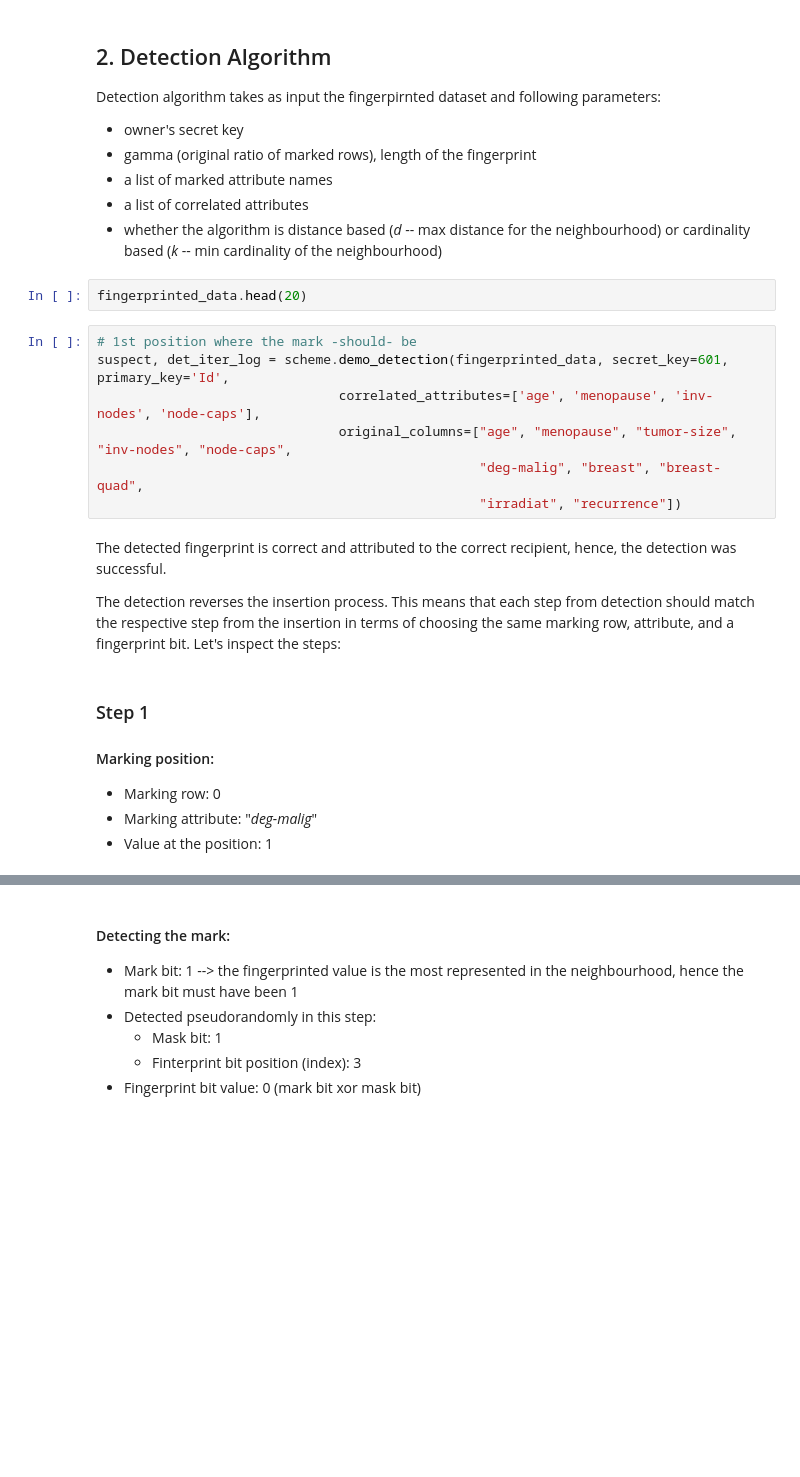
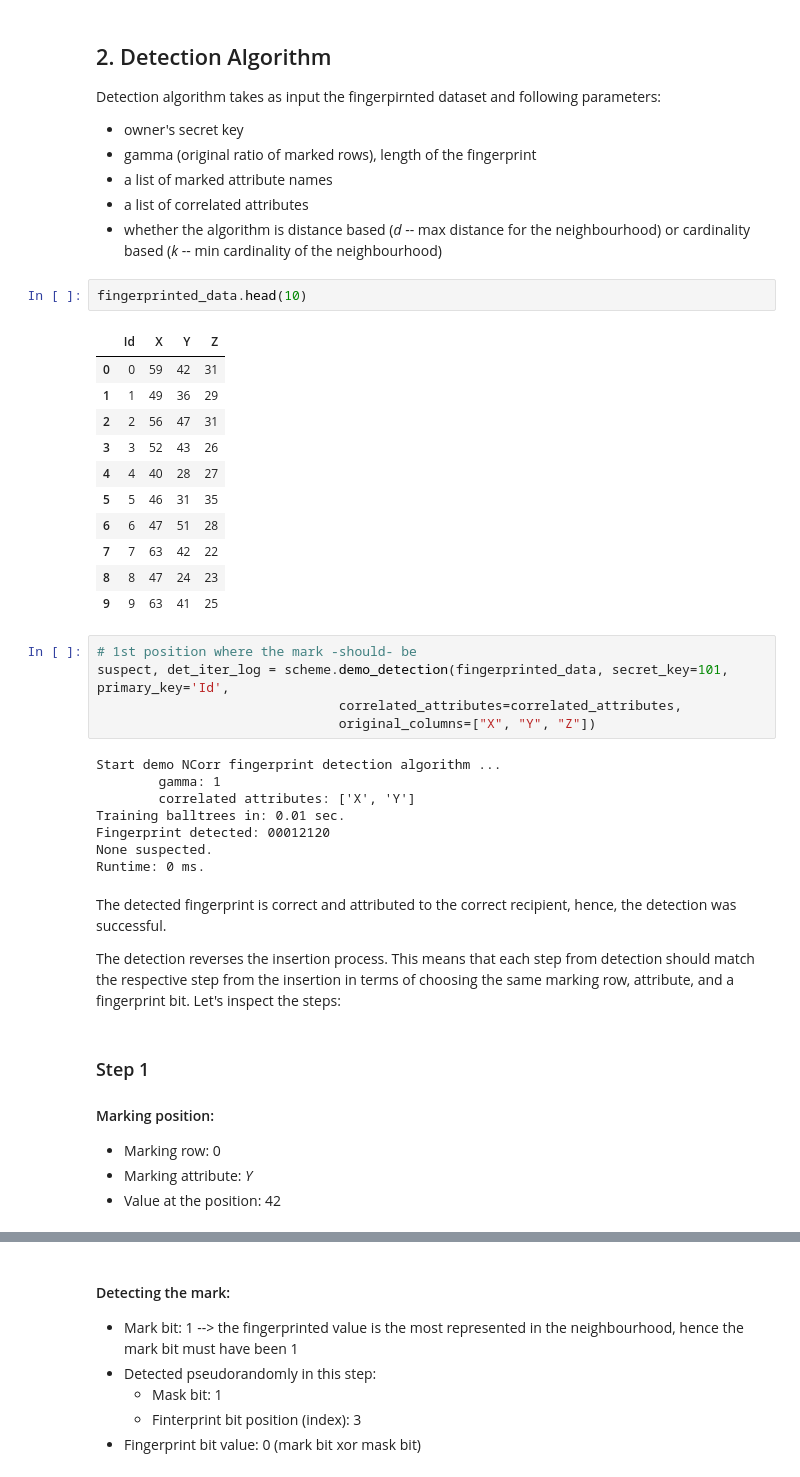
Before and after one commit to tanjascats/NCorr-FP, a Jupyter notebook: NCorrFP-demo-continuous.ipynb, the cells around one changed output, grey strips where cells are left out. Cells and saved outputs as stored; diff of their text form; blank space fills up the shorter version.

```diff
--- a/NCorrFP-demo-continuous.ipynb
+++ b/NCorrFP-demo-continuous.ipynb
@@ -307,14 +362,32 @@ Detection algorithm takes as input the fingerpirnted dataset and following param
 - a list of correlated attributes
 - whether the algorithm is distance based (_d_ -- max distance for the neighbourhood) or cardinality based (_k_ -- min cardinality of the neighbourhood)
 # %%
-fingerprinted_data.head(20)
+fingerprinted_data.head(10)
+# %% [output]
+|  | Id | X | Y | Z |
+| 0 | 0 | 59 | 42 | 31 |
+| 1 | 1 | 49 | 36 | 29 |
+| 2 | 2 | 56 | 47 | 31 |
+| 3 | 3 | 52 | 43 | 26 |
+| 4 | 4 | 40 | 28 | 27 |
+| 5 | 5 | 46 | 31 | 35 |
+| 6 | 6 | 47 | 51 | 28 |
+| 7 | 7 | 63 | 42 | 22 |
+| 8 | 8 | 47 | 24 | 23 |
+| 9 | 9 | 63 | 41 | 25 |
 # %%
 # 1st position where the mark -should- be
-suspect, det_iter_log = scheme.demo_detection(fingerprinted_data, secret_key=601, primary_key='Id',
-                               correlated_attributes=['age', 'menopause', 'inv-nodes', 'node-caps'],
-                               original_columns=["age", "menopause", "tumor-size", "inv-nodes", "node-caps",
-                                                 "deg-malig", "breast", "breast-quad",
-                                                 "irradiat", "recurrence"])
+suspect, det_iter_log = scheme.demo_detection(fingerprinted_data, secret_key=101, primary_key='Id',
+                               correlated_attributes=correlated_attributes,
+                               original_columns=["X", "Y", "Z"])
+# %% [output]
+Start demo NCorr fingerprint detection algorithm ...
+        gamma: 1
+        correlated attributes: ['X', 'Y']
+Training balltrees in: 0.01 sec.
+Fingerprint detected: 00012120
+None suspected.
+Runtime: 0 ms.
 # %% [markdown]
 The detected fingerprint is correct and attributed to the correct recipient, hence, the detection was successful.
 
@@ -325,6 +398,6 @@ Let's inspect the steps:
 ### Step 1 <a class="anchor" id="d-step-1"></a>
 #### Marking position:
 - Marking row: 0
-- Marking attribute: "_deg-malig_"
-- Value at the position: 1
+- Marking attribute: _Y_
+- Value at the position: 42
 # %%
```
Also changed, not shown: parts of 89 cells of this notebook, 2 other files.
